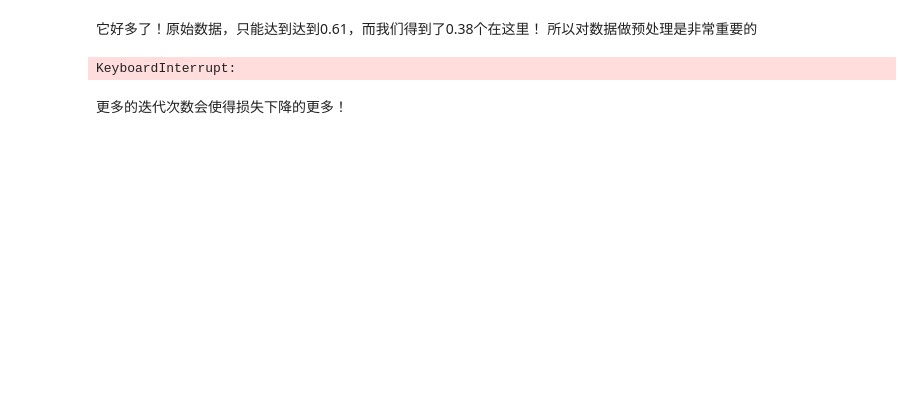
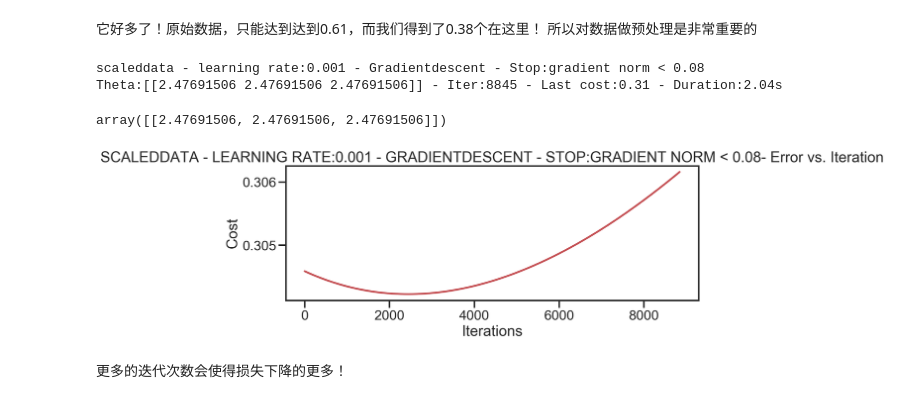
Before and after one commit to joeybaba/mywork, a Jupyter notebook: regressionalgorithm/logisticsregression.ipynb, the cells around one changed output. Saved outputs shown, nothing was run; the diff lists cells and outputs as text; code cells hidden in the pictures; blank space fills up the shorter version.

```diff
--- a/regressionalgorithm/logisticsregression.ipynb
+++ b/regressionalgorithm/logisticsregression.ipynb
@@ -165,7 +184,7 @@ def stopCriterion(type, value, threshold):
     elif type == STOP_COST:
         return abs(value[-1]-value[-2]) < threshold
     elif type == STOP_GRAD:
-        return np.linalg.norm(value) < threshold # norm矩阵范数反映了线性映射把一个向量映射为另一个向量，向量的“长度”缩放的比例。
+        return numpy.linalg.norm(value) < threshold # norm矩阵范数反映了线性映射把一个向量映射为另一个向量，向量的“长度”缩放的比例。
 # %%
 import numpy.random
 # 洗牌
@@ -317,9 +354,12 @@ array([[0.78817619, 0.78817619, 0.78817619]])
 它好多了！原始数据，只能达到达到0.61，而我们得到了0.38个在这里！
 所以对数据做预处理是非常重要的
 # %%
-runExpe(scaled_data, theta, n, STOP_GRAD, thresh=0.02, alpha=0.001)
+runExpe(scaled_data, theta, n, STOP_GRAD, thresh=0.08, alpha=0.001)
 # %% [output]
-KeyboardInterrupt:
+scaleddata - learning rate:0.001 - Gradientdescent - Stop:gradient norm < 0.08
+Theta:[[2.47691506 2.47691506 2.47691506]] - Iter:8845 - Last cost:0.31 - Duration:2.04s
+array([[2.47691506, 2.47691506, 2.47691506]])
+[figure, added]
 # %% [markdown]
 更多的迭代次数会使得损失下降的更多！
 # %%
```
Also changed, not shown: parts of 23 cells of this notebook, 5 other files.
